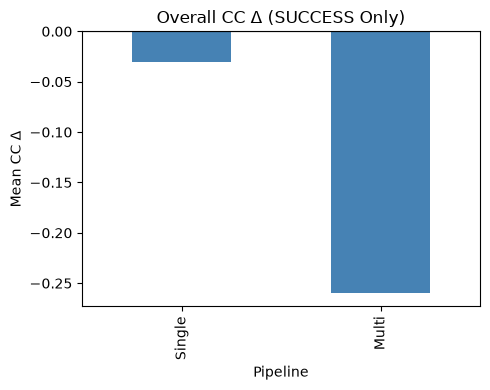
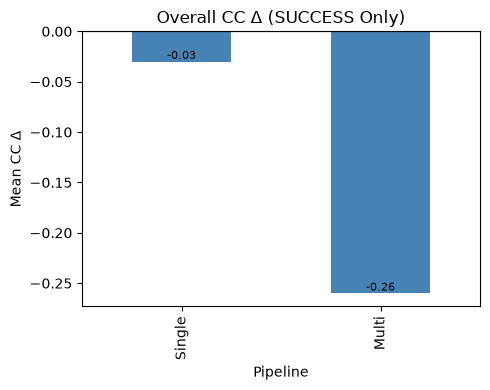
Code edit (unified diff) that turned the first committed figure into the second:
--- before
+++ after
@@ -6,5 +6,5 @@
     print(f'{label} (n={n}):  ΔCC = {m:+.2f} +/- {s:.2f}  (median: {med:+.2f})')
     rows.append({'Pipeline':label,'ΔCC':round(m,2)})
-pd.DataFrame(rows).set_index('Pipeline').plot.bar(figsize=(5,4),color=['steelblue','coral'],legend=False)
+ax = pd.DataFrame(rows).set_index('Pipeline').plot.bar(figsize=(5,4),color=['steelblue','coral'],legend=False)
 for p in ax.patches:
     ax.annotate(f'{p.get_height():+.2f}',(p.get_x()+p.get_width()/2,p.get_height()),ha='center',va='bottom',fontsize=8)

Commit: fix: add missing ax= assignment in 3 notebook bar charts, re-execute all, extract charts